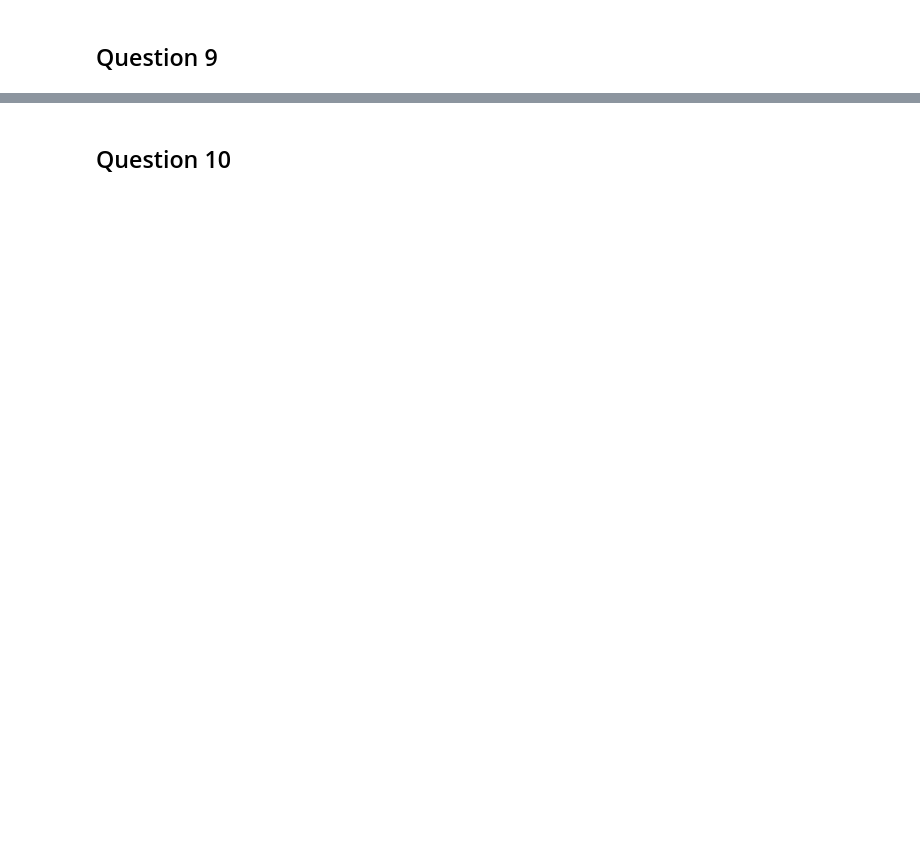
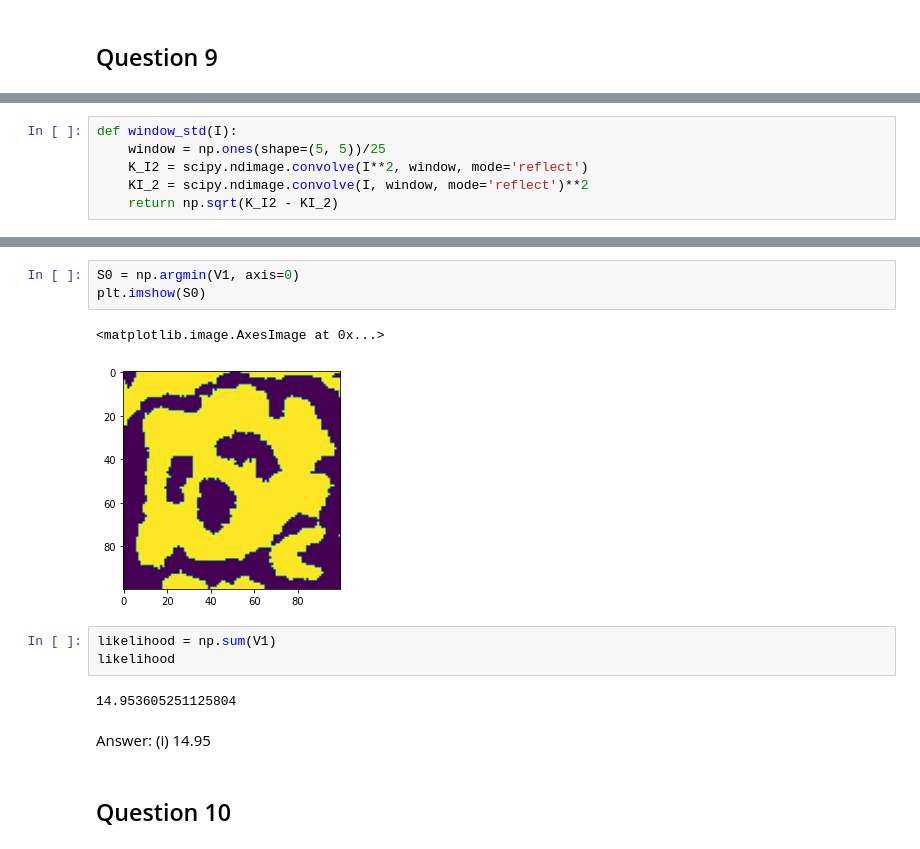
Before and after one commit to wdmdev/02506-advanced-image-analysis, a Jupyter notebook: exam/exam_2022.ipynb, the cells around one changed output, grey strips where cells are left out. Cells and saved outputs as stored; diff of their text form; blank space fills up the shorter version.

```diff
--- a/exam/exam_2022.ipynb
+++ b/exam/exam_2022.ipynb
@@ -30,0 +310,6 @@ import matplotlib.pyplot as plt
+# %%
+def window_std(I):
+    window = np.ones(shape=(5, 5))/25
+    K_I2 = scipy.ndimage.convolve(I**2, window, mode='reflect')
+    KI_2 = scipy.ndimage.convolve(I, window, mode='reflect')**2
+    return np.sqrt(K_I2 - KI_2)
@@ -31,2 +329,15 @@ import matplotlib.pyplot as plt
+# %%
+S0 = np.argmin(V1, axis=0)
+plt.imshow(S0)
+# %% [output]
+<matplotlib.image.AxesImage at 0x...>
+[figure, added]
+# %%
+likelihood = np.sum(V1)
+likelihood
+# %% [output]
+14.953605251125804
+# %% [markdown]
+Answer: (i) 14.95
 # %% [markdown]
 ## Question 10
```
Also changed, not shown: parts of 81 cells of this notebook, 28 other files.
